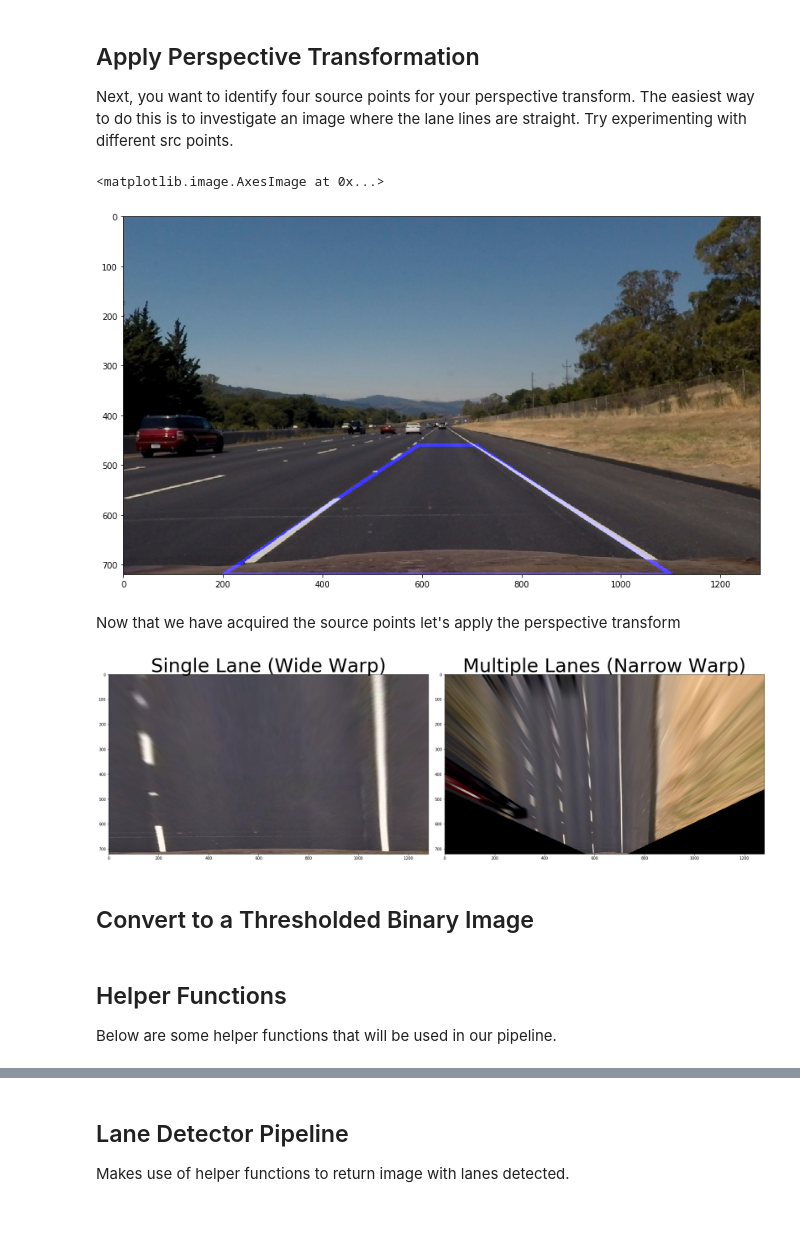
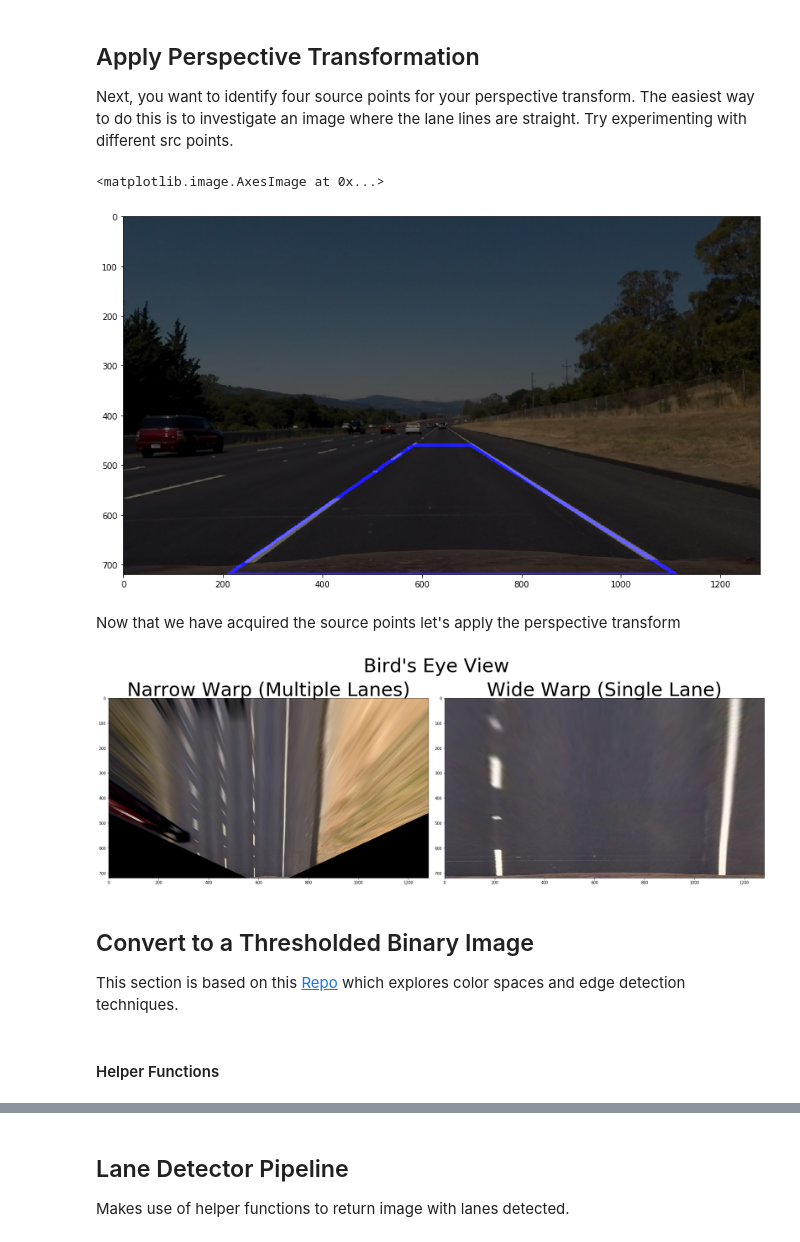
Before and after one commit to laygond/Advance-Lane-Detection, a Jupyter notebook: demo.ipynb, the cells around one changed output, grey strips where cells are left out. Cells and saved outputs as stored; diff of their text form; code cells hidden in the pictures.

```diff
--- a/demo.ipynb
+++ b/demo.ipynb
@@ -141,7 +141,7 @@ def draw_roi_box(img, vertices, color=[0, 0, 255], thickness=5):
         cv2.line(img_to_draw, tuple(vertex[3]), tuple(vertex[0]), color, thickness)
 
     # Add detected lanes to original img
-    output_img = cv2.addWeighted(img_to_draw, 1, img, 0.8, 0)
+    output_img = cv2.addWeighted(img_to_draw, 1, img, 0.4, 0)
     return output_img
 
 
@@ -151,10 +151,10 @@ image = cv2.undistort(image, mtx, dist, None, mtx)
 
 # Obtain source points
 height, width = image.shape[:2]
-offset = 10   # camera offset from center of car
+offset  = 20   # camera offset from center of car
 bottom_left   =( width/2 -450 +offset   , height)
-upper_left    =( width/2 -58  +offset   , height/2+100)
-upper_right   =( width/2 +58  +offset   , height/2+100)
+upper_left    =( width/2 -58            , height/2+100)
+upper_right   =( width/2 +58            , height/2+100)
 bottom_right  =( width/2 +450 +offset   , height)
 vertices = np.array([[bottom_left,upper_left,upper_right,bottom_right]], dtype=np.int32)
 
@@ -163,43 +163,44 @@ plt.figure(figsize=(15, 8))  # width and heights in inches
 plt.imshow(draw_roi_box(image, vertices))
 # %% [output]
 <matplotlib.image.AxesImage at 0x...>
-[figure, old version]
+[figure, new version]
 # %% [markdown]
 Now that we have acquired the source points let's apply the perspective transform
 # %%
 # Source Points
 src = np.float32(vertices[0]) # with [0] we reduce one dimension
 
 # Destination Points
 dst_wide = np.float32([bottom_left,
                    [bottom_left[0], 0],
                    [bottom_right[0],0],
                    bottom_right])
 dst_narrow = np.float32([[upper_left[0],height],
                          upper_left,
                          upper_right,
                          [upper_right[0],height]])
 
 # Perspective Transform Matrix
 M_wide   = cv2.getPerspectiveTransform(src, dst_wide)
 M_narrow = cv2.getPerspectiveTransform(src, dst_narrow)
 
 # Warped Images
 warped_wide   = cv2.warpPerspective(image, M_wide, (width,height))
 warped_narrow = cv2.warpPerspective(image, M_narrow, (width,height))
 
 # Display
 f, (ax1, ax2) = plt.subplots(1, 2, figsize=(24, 9))  # width and heights in inches
 f.tight_layout()
-ax1.imshow(warped_wide)
-ax1.set_title('Single Lane (Wide Warp)', fontsize=50)
-ax2.imshow(warped_narrow)
-ax2.set_title('Multiple Lanes (Narrow Warp)', fontsize=50)
+plt.suptitle("Bird's Eye View", fontsize=50)
+ax1.set_title('Narrow Warp (Multiple Lanes)', fontsize=50)
+ax1.imshow(warped_narrow)
+ax2.set_title('Wide Warp (Single Lane)', fontsize=50)
+ax2.imshow(warped_wide)
 plt.subplots_adjust(left=0., right=1, top=0.9, bottom=0.)
 # %% [output]
-[figure, old version]
+[figure, new version]
-# %% [markdown]
-## Convert to a Thresholded Binary Image
-# %% [markdown]
-## Helper Functions
-Below are some helper functions that will be used in our pipeline.
+# %% [markdown]
+## Convert to a Thresholded Binary Image
+This section is based on this [Repo](https://github.com/laygond/EdgeDetection-and-ColorSpaces.git) which explores color spaces and edge detection techniques.
+# %% [markdown]
+#### Helper Functions
```
Also changed, not shown: parts of 10 cells of this notebook.
